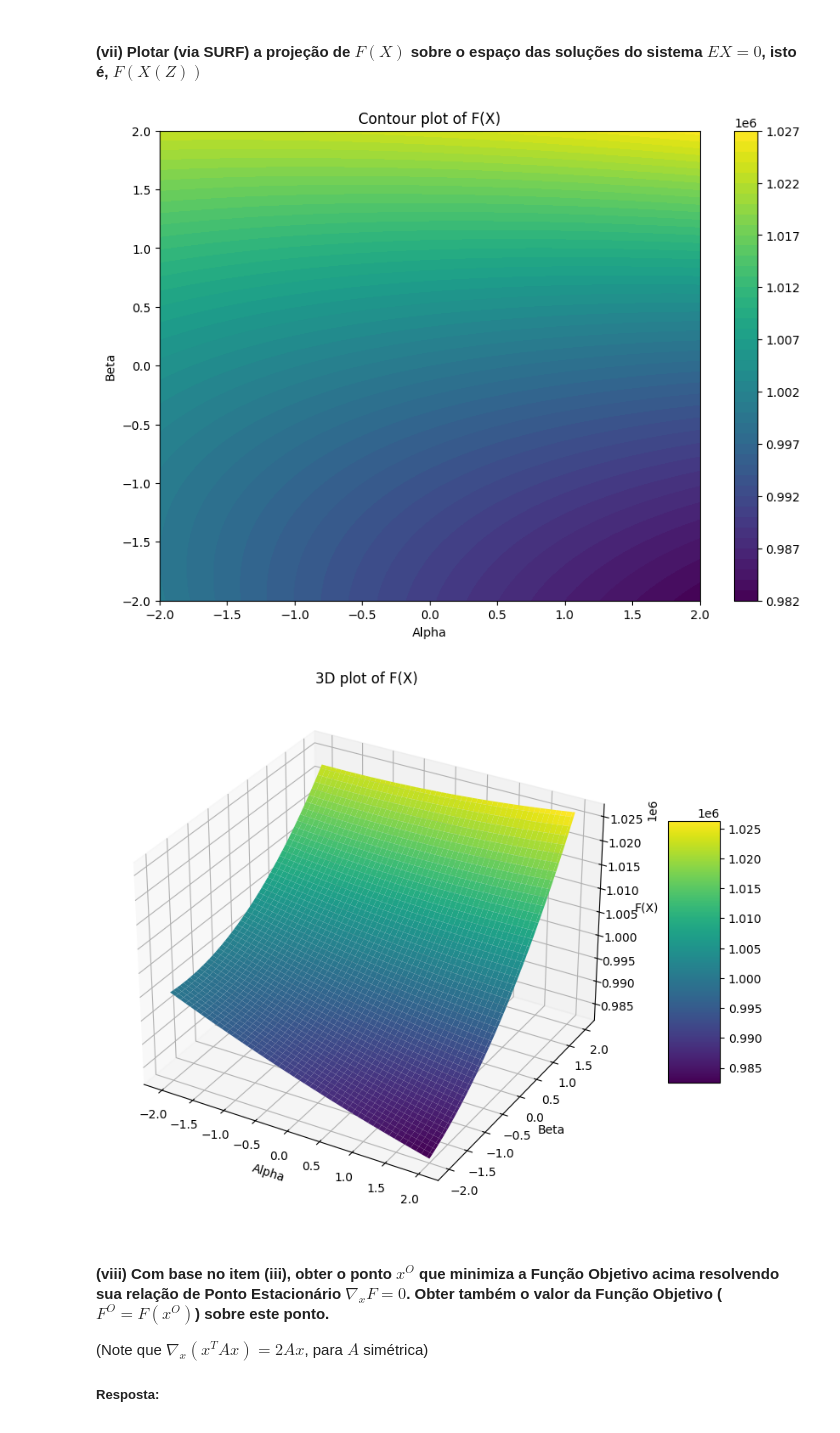
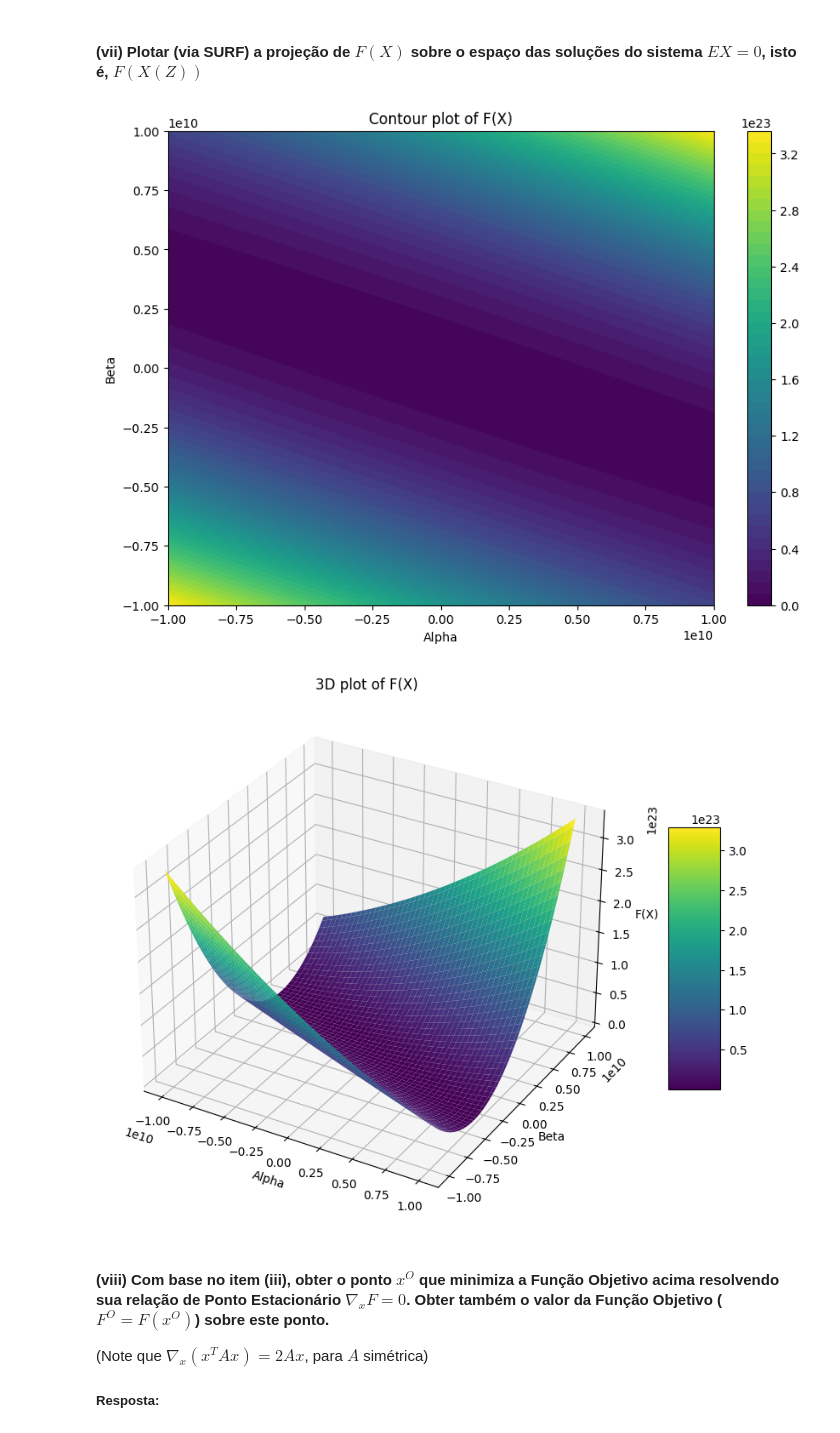
Before and after one commit to davibelo/EQE703_trabalho_1, a Jupyter notebook: res_questao_1.ipynb, the cells around one changed output. Drawn from its saved outputs; the diff is of its cells as text; code cells hidden in the pictures.

```diff
--- a/res_questao_1.ipynb
+++ b/res_questao_1.ipynb
@@ -626,29 +626,29 @@ $$
 # %%
 # Define the objective function F(X) as function of alpha and beta
 def F(alpha, beta):
     Z = np.array([alpha, beta])
     X_red = np.dot(K, Z) # finding x1 to x6 with alpha, beta values
     X = np.append(X_red, [alpha, beta]) # appending alpha, beta on X_red
     return 0.5 * np.dot(X.T, np.dot(A, X)) + np.dot(B.T, X) + C
 
 # Create a meshgrid for alpha and beta
-alpha_vals = np.linspace(-2, 2, 100)
-beta_vals = np.linspace(-2, 2, 100)
+alpha_vals = np.linspace(-1e10, 1e10, 100)
+beta_vals = np.linspace(-1e10, 1e10, 100)
 Alpha, Beta = np.meshgrid(alpha_vals, beta_vals)
 
 # Compute F(X) for each pair (alpha, beta)
 F_vals = np.vectorize(F)(Alpha, Beta)
 
 # Plotting
 plt.figure(figsize=(10, 7))
 contour = plt.contourf(Alpha, Beta, F_vals, levels=50, cmap='viridis')
 plt.colorbar(contour)
 plt.title('Contour plot of F(X)')
 plt.xlabel('Alpha')
 plt.ylabel('Beta')
 plt.show()
 # %% [output]
-[figure, old version]
+[figure, new version]
 # %%
 
 # Plotting the 3D plot
@@ -662,7 +662,7 @@ ax.set_zlabel('F(X)')
 fig.colorbar(surf, ax=ax, shrink=0.5, aspect=5)
 plt.show()
 # %% [output]
-[figure, old version]
+[figure, new version]
 # %% [markdown]
 #### (viii) Com base no item (iii), obter o ponto $x^O$ que minimiza a Função Objetivo acima resolvendo sua relação de Ponto Estacionário $\nabla_x F = 0$. Obter também o valor da Função Objetivo ($F^O = F(x^O)$) sobre este ponto.
 
```
Also changed, not shown: parts of 3 cells of this notebook.
